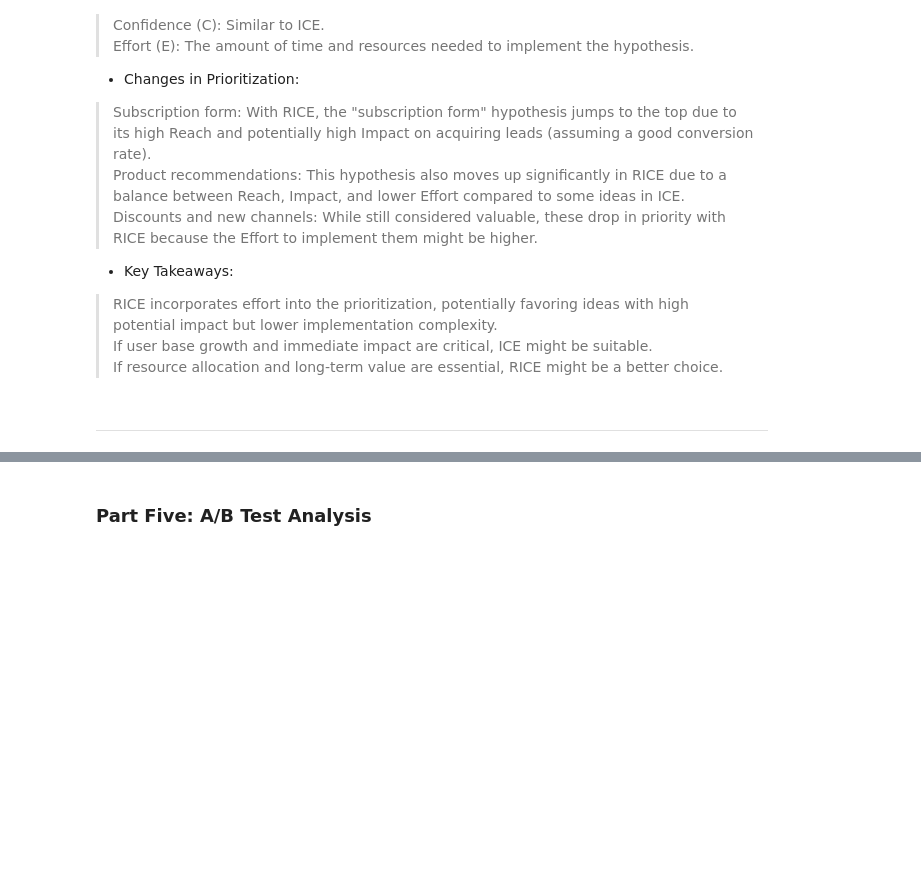
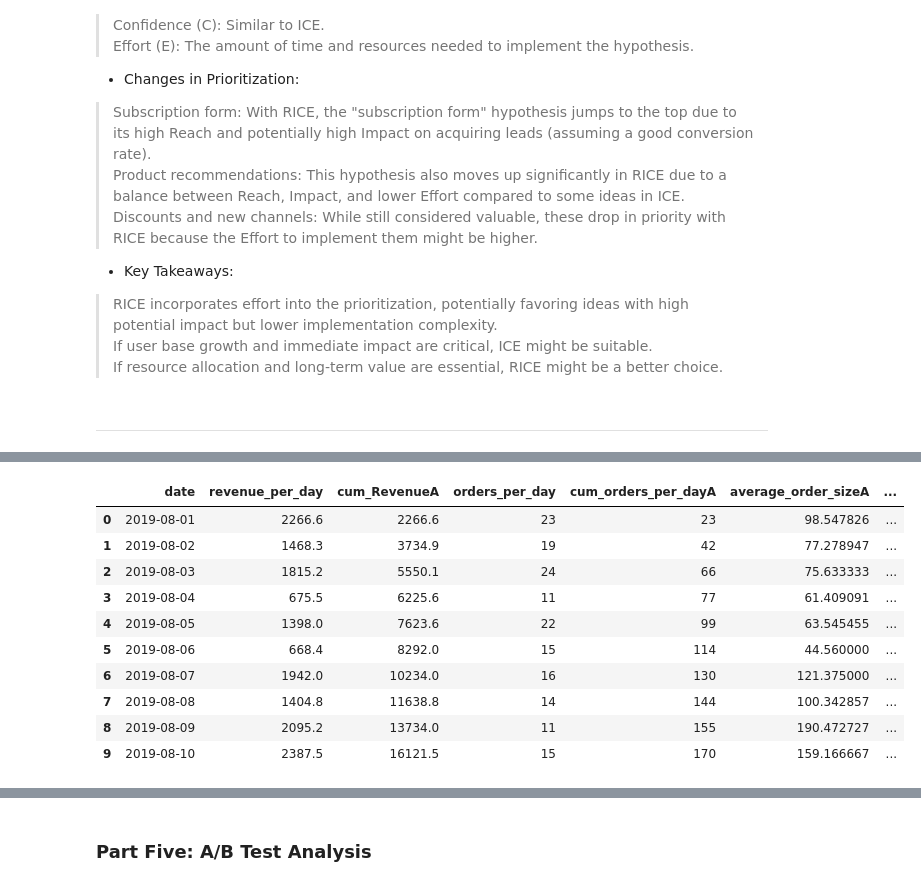
Before and after one commit to CesarChaparro1974/AB_Testing_Project, a Jupyter notebook: A_B_test_project.ipynb, the cells around one changed output, grey strips where cells are left out. Drawn from its saved outputs; the diff is of its cells as text; code cells hidden in the pictures; blank space fills up the shorter version.

```diff
--- a/A_B_test_project.ipynb
+++ b/A_B_test_project.ipynb
@@ -826,0 +529,17 @@ hypotheses[['hypothesis', 'RICE']].sort_values(by='RICE', ascending=False)
+# %%
+# add columns for average order size and cumulative order size for group A
+merged_A['average_order_sizeA'] = merged_A['revenue_per_day'] / merged_A['orders_per_day']
+merged_A['cum_avg_order_sizeA'] = merged_A['average_order_sizeA'].cumsum()
+merged_A.head(10)
+# %% [output]
+|  | date | revenue_per_day | cum_RevenueA | orders_per_day | cum_orders_per_dayA | average_order_sizeA | ... |
+| 0 | 2019-08-01 | 2266.6 | 2266.6 | 23 | 23 | 98.547826 | ... |
+| 1 | 2019-08-02 | 1468.3 | 3734.9 | 19 | 42 | 77.278947 | ... |
+| 2 | 2019-08-03 | 1815.2 | 5550.1 | 24 | 66 | 75.633333 | ... |
+| 3 | 2019-08-04 | 675.5 | 6225.6 | 11 | 77 | 61.409091 | ... |
+| 4 | 2019-08-05 | 1398.0 | 7623.6 | 22 | 99 | 63.545455 | ... |
+| 5 | 2019-08-06 | 668.4 | 8292.0 | 15 | 114 | 44.560000 | ... |
+| 6 | 2019-08-07 | 1942.0 | 10234.0 | 16 | 130 | 121.375000 | ... |
+| 7 | 2019-08-08 | 1404.8 | 11638.8 | 14 | 144 | 100.342857 | ... |
+| 8 | 2019-08-09 | 2095.2 | 13734.0 | 11 | 155 | 190.472727 | ... |
+| 9 | 2019-08-10 | 2387.5 | 16121.5 | 15 | 170 | 159.166667 | ... |
```
Also changed, not shown: parts of 173 cells of this notebook, 1 other file.
